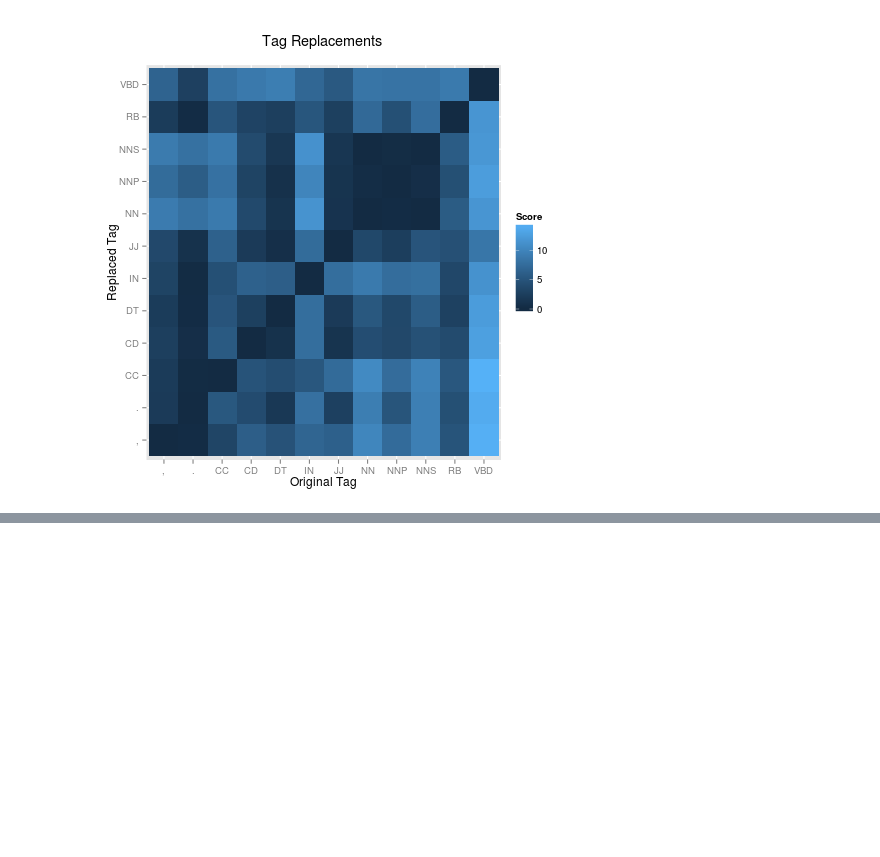
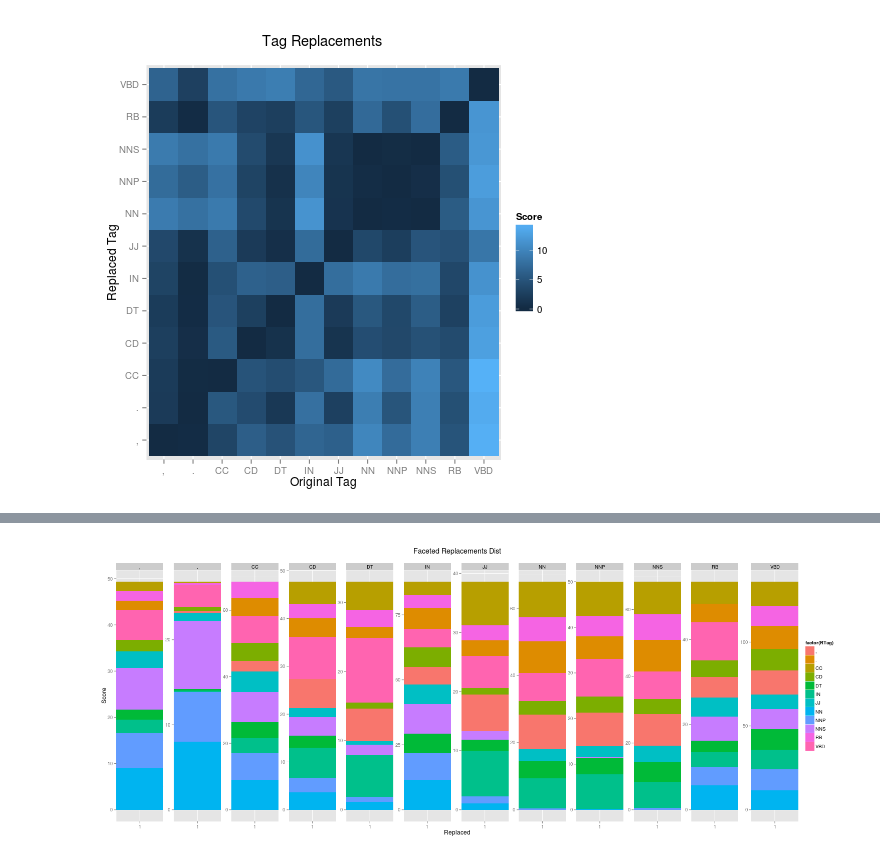
Before and after one commit to srush/PhraseDep, a Jupyter notebook: notebooks/Analysis.ipynb, the cells around one changed output, grey strips where cells are left out. Drawn from its saved outputs; the diff is of its cells as text; code cells hidden in the pictures; blank space fills up the shorter version.

```diff
--- a/notebooks/Analysis.ipynb
+++ b/notebooks/Analysis.ipynb
@@ -37,0 +37,9 @@ print(p)
+# %%
+%%R -w 1500 -h 600 px
+p = ggplot(aes(x=factor(1), y=Score, fill=factor(RTag)), data=df)
+p = p + geom_bar(stat="identity", width=10) + ylab("Score") + xlab("Replaced")
+p = p + facet_wrap(~OTag, nrow=1, scales="free")
+p = p + ggtitle("Faceted Replacements Dist\n")
+print(p)
+# %% [output]
+[figure, added]
```
Also changed, not shown: parts of 2 cells of this notebook.
